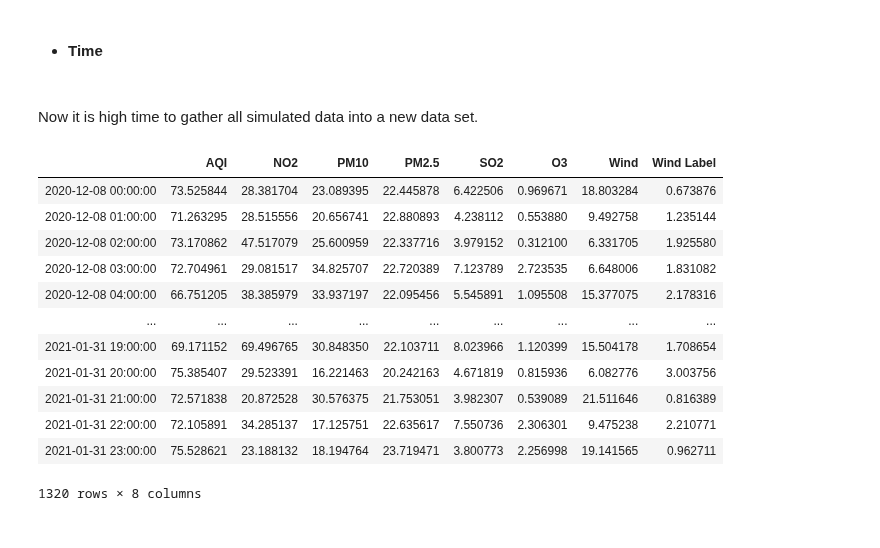
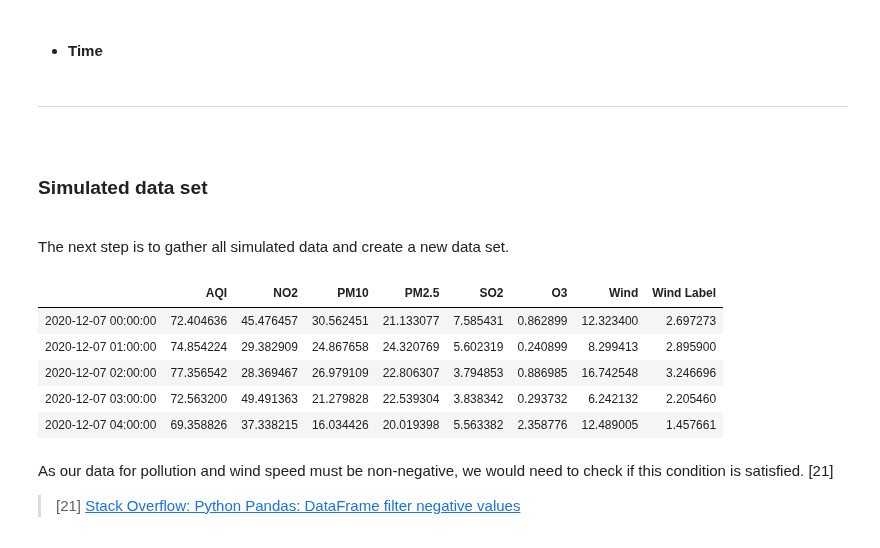
Before and after one commit to olgarozhdestvina/Air-Pollution-in-Dublin, a Jupyter notebook: Dublin_Air_Pollution.ipynb, the cells around one changed output. Cells and saved outputs as stored; diff of their text form; code cells hidden in the pictures.

```diff
--- a/Dublin_Air_Pollution.ipynb
+++ b/Dublin_Air_Pollution.ipynb
@@ -804,21 +862,22 @@ Now that we know what distributions fit our variables best, we can draw samples
 
 * __NO2__
 # %%
-# Drawing samples from pearson3 distribution
+# Drawing samples from pearson3 distribution.
+# Create an empty list.
 val_sim = []
 
-# Draw samples 55 times
-n = 55
+# Draw samples 56 times
+n = 56
 
-# Loop through to add 24 samples in each iteration
+# Loop through to add 24 samples in each iteration.
 for i in range(n):
     # Get parameters.
     a, loc, scale = pearson3.fit(df["NO2"])
-    # Draw samples for 24 hours
+    # Draw samples.
     day_val = pearson3.rvs(a, scale = scale, loc=loc, size = 24)
     val_sim.append(day_val)
 
-# Convert into 1D array
+# Convert into 1D array.
 no2_s = np.array(val_sim).flatten()
 # %% [markdown]
 <br>
@@ -853,24 +911,23 @@ o3_s = np.array(o3_s).flatten()
 
 * __AQI, PM2.5, Wind Direction__
 # %%
-def draw_val_l_c(data, distr):
+def draw_val_l_l(data, distr):
     """ Drawing samples from laplace and logistic distributions """
     val_sim = []
-    # Loop through 55 days.
     for i in range(n):
         # Get parameters.
         loc, scale = distr.fit(df[data])
-        # Draw samples for 24 hours
+        # Draw samples.
         day_val = distr.rvs(scale = scale, loc=loc, size = 24)
         val_sim.append(day_val)
     return val_sim
 # %%
-# Draw samples for AQI, PM2.5 and wind directions
-aqi_s = draw_val_l_c("AQI", laplace)
-pm25_s = draw_val_l_c("PM2.5", laplace)
-wd_s = draw_val_l_c("Wind Label", logistic)
+# Draw samples for AQI, PM2.5 and Wind labels.
+aqi_s = draw_val_l_l("AQI", laplace)
+pm25_s = draw_val_l_l("PM2.5", laplace)
+wd_s = draw_val_l_l("Wind Label", logistic)
 
-# Convert into 1D array
+# Convert into 1D array.
 aqi_s = np.array(aqi_s).flatten()
 pm25_s = np.array(pm25_s).flatten()
 wd_s = np.array(wd_s).flatten()
@@ -879,37 +936,40 @@ wd_s = np.array(wd_s).flatten()
 
 * __Time__
 # %%
-# Simulate the date range for 1320 hours (55 days till the end of winter)
-rng_s = pd.date_range('12/08/2020', periods=1320, freq='H')
+# Simulate the date range for 1344 hours.
+rng_s = pd.date_range('12/07/2020', periods=1344, freq='H')
 # %% [markdown]
+___
+
 <br>
 
-Now it is high time to gather all simulated data into a new data set.
+### Simulated data set <a name="new_ds"></a>
+
+<br>
+
+The next step is to gather all simulated data and create a new data set.
 # %%
 # Create a Dataframe from simulated values.
 df_s = pd.DataFrame({"AQI": aqi_s,
                      "NO2": no2_s,
                      "PM10": pm10_s,
                      "PM2.5": pm25_s,
                      "SO2": so2_s,
                      "O3": o3_s,
                      "Wind": wind_s,
                      "Wind Label": wd_s
                      }, index=rng_s)
 
 # Display the new data set.
-df_s
+df_s.head()
 # %% [output]
 |  | AQI | NO2 | PM10 | PM2.5 | SO2 | O3 | Wind | Wind Label |
-| 2020-12-08 00:00:00 | 73.525844 | 28.381704 | 23.089395 | 22.445878 | 6.422506 | 0.969671 | 18.803284 | 0.673876 |
-| 2020-12-08 01:00:00 | 71.263295 | 28.515556 | 20.656741 | 22.880893 | 4.238112 | 0.553880 | 9.492758 | 1.235144 |
-| 2020-12-08 02:00:00 | 73.170862 | 47.517079 | 25.600959 | 22.337716 | 3.979152 | 0.312100 | 6.331705 | 1.925580 |
-| 2020-12-08 03:00:00 | 72.704961 | 29.081517 | 34.825707 | 22.720389 | 7.123789 | 2.723535 | 6.648006 | 1.831082 |
-| 2020-12-08 04:00:00 | 66.751205 | 38.385979 | 33.937197 | 22.095456 | 5.545891 | 1.095508 | 15.377075 | 2.178316 |
-| ... | ... | ... | ... | ... | ... | ... | ... | ... |
-| 2021-01-31 19:00:00 | 69.171152 | 69.496765 | 30.848350 | 22.103711 | 8.023966 | 1.120399 | 15.504178 | 1.708654 |
-| 2021-01-31 20:00:00 | 75.385407 | 29.523391 | 16.221463 | 20.242163 | 4.671819 | 0.815936 | 6.082776 | 3.003756 |
-| 2021-01-31 21:00:00 | 72.571838 | 20.872528 | 30.576375 | 21.753051 | 3.982307 | 0.539089 | 21.511646 | 0.816389 |
-| 2021-01-31 22:00:00 | 72.105891 | 34.285137 | 17.125751 | 22.635617 | 7.550736 | 2.306301 | 9.475238 | 2.210771 |
-| 2021-01-31 23:00:00 | 75.528621 | 23.188132 | 18.194764 | 23.719471 | 3.800773 | 2.256998 | 19.141565 | 0.962711 |
+| 2020-12-07 00:00:00 | 72.404636 | 45.476457 | 30.562451 | 21.133077 | 7.585431 | 0.862899 | 12.323400 | 2.697273 |
+| 2020-12-07 01:00:00 | 74.854224 | 29.382909 | 24.867658 | 24.320769 | 5.602319 | 0.240899 | 8.299413 | 2.895900 |
+| 2020-12-07 02:00:00 | 77.356542 | 28.369467 | 26.979109 | 22.806307 | 3.794853 | 0.886985 | 16.742548 | 3.246696 |
+| 2020-12-07 03:00:00 | 72.563200 | 49.491363 | 21.279828 | 22.539304 | 3.838342 | 0.293732 | 6.242132 | 2.205460 |
+| 2020-12-07 04:00:00 | 69.358826 | 37.338215 | 16.034426 | 20.019398 | 5.563382 | 2.358776 | 12.489005 | 1.457661 |
-1320 rows × 8 columns
+# %% [markdown]
+As our data for pollution and wind speed must be non-negative, we would need to check if this condition is satisfied. [21]
+
+> [21] [Stack Overflow: Python Pandas: DataFrame filter negative values](https://stackoverflow.com/questions/24214941/python-pandas-dataframe-filter-negative-values)
```
Also changed, not shown: parts of 75 cells of this notebook.
